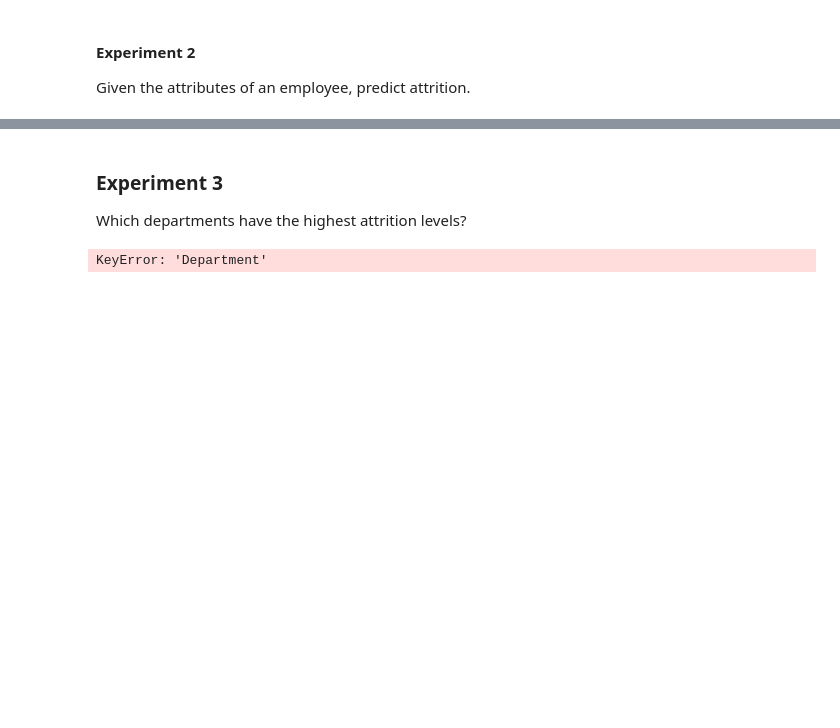
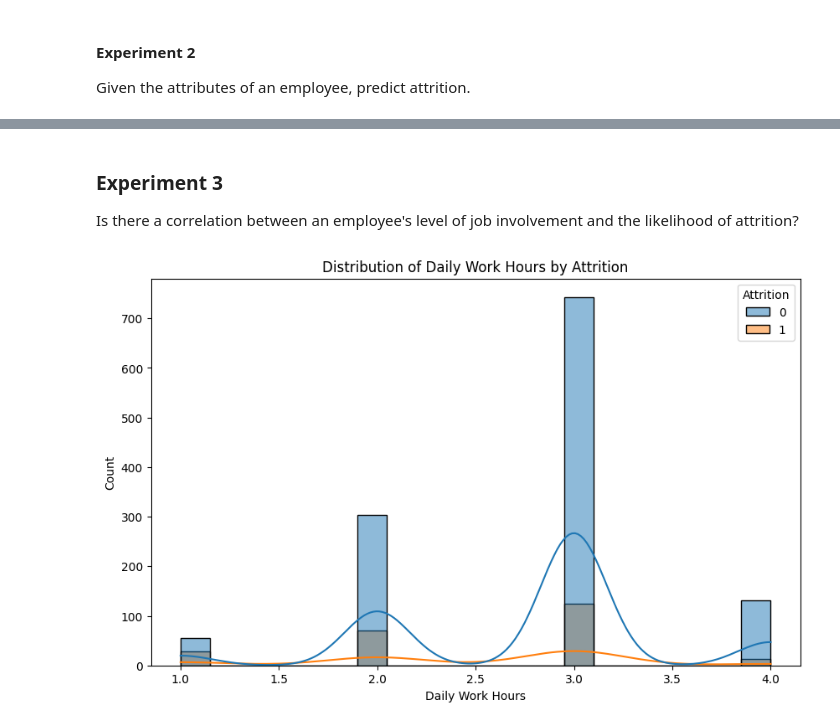
Before and after one commit to meloa2atwit/emp-attrition, a Jupyter notebook: codes/main.ipynb, the cells around one changed output, grey strips where cells are left out. Drawn from its saved outputs; the diff is of its cells as text; code cells hidden in the pictures; blank space fills up the shorter version.

```diff
--- a/codes/main.ipynb
+++ b/codes/main.ipynb
@@ -141,15 +138,21 @@ def run_attrition_simulation(model:RandomForestClassifier):
     prediction = model.predict(emp_info)
     print(f"Attrition: {prediction}")
     return
-# %% [markdown]
-### Experiment 3
-Which departments have the highest attrition levels?
-# %%
-attrition_by_department = df.groupby('Department')['Attrition'].value_counts(normalize=True).unstack()
-department_highest_attrition = attrition_by_department[1].sort_values(ascending=False)
-
-# Display the department with the highest attrition
-print("Department with the Highest Attrition:")
-print(department_highest_attrition.head(1))
-# %% [output]
-KeyError: 'Department'
+# %% [markdown]
+### Experiment 3
+Is there a correlation between an employee's level of job involvement and the likelihood of attrition?
+# %%
+df = pd.read_csv(filepath_or_buffer=DS)
+df["Attrition"].replace({"Yes":1, "No":0}, inplace=True )
+# Plot the distribution of working hours for employees who left vs. those who stayed
+plt.figure(figsize=(10, 6))
+sns.histplot(data=df, x='JobInvolvement', hue='Attrition', bins=20, kde=True)
+plt.title('Distribution of Daily Work Hours by Attrition')
+plt.xlabel('Daily Work Hours')
+plt.ylabel('Count')
+# Save Grpah
+graph_path = "../graph/exp3.png"
+plt.savefig(graph_path)
+plt.show()
+# %% [output]
+[figure, added]
```
Also changed, not shown: parts of 4 cells of this notebook, 2 other files.
